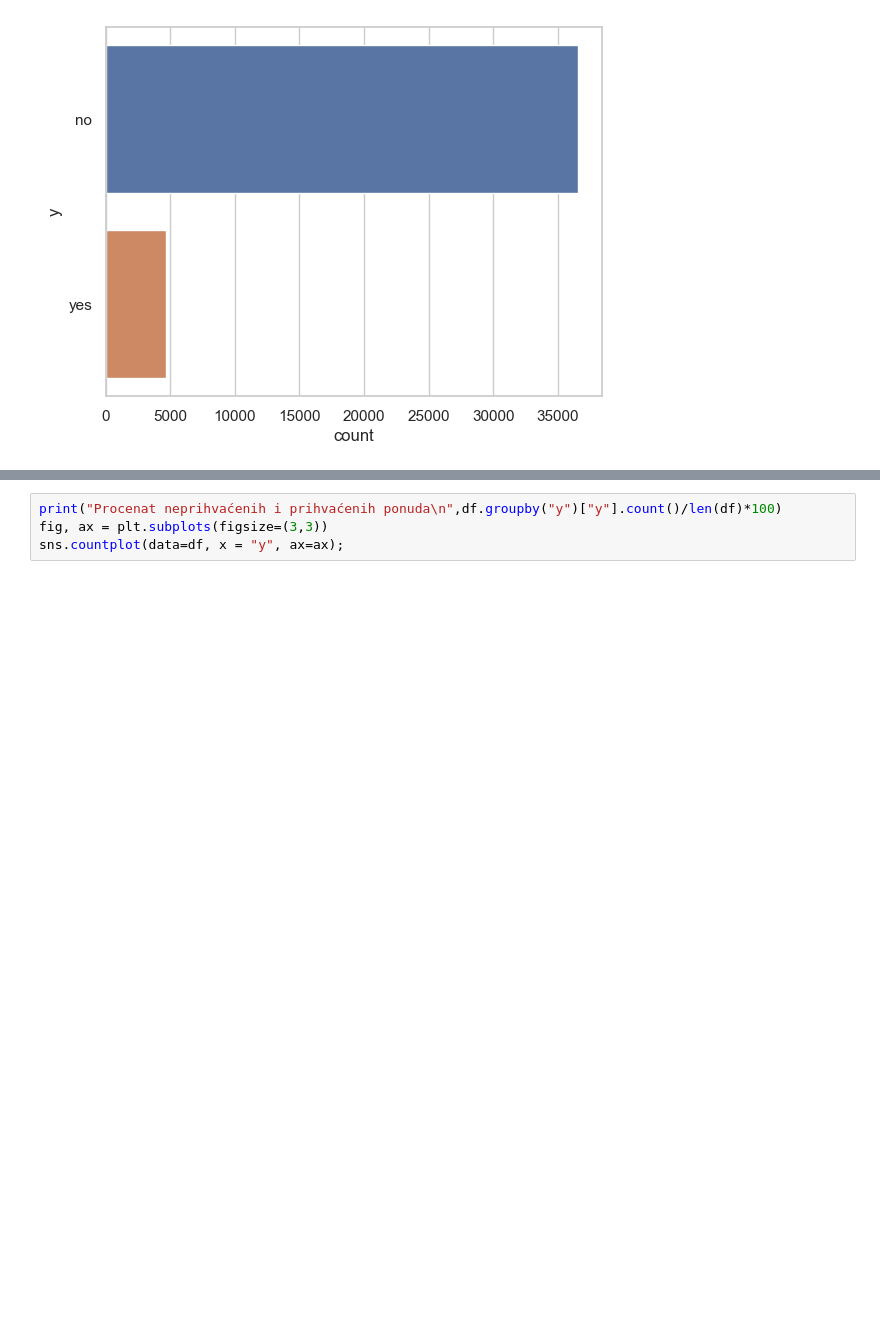
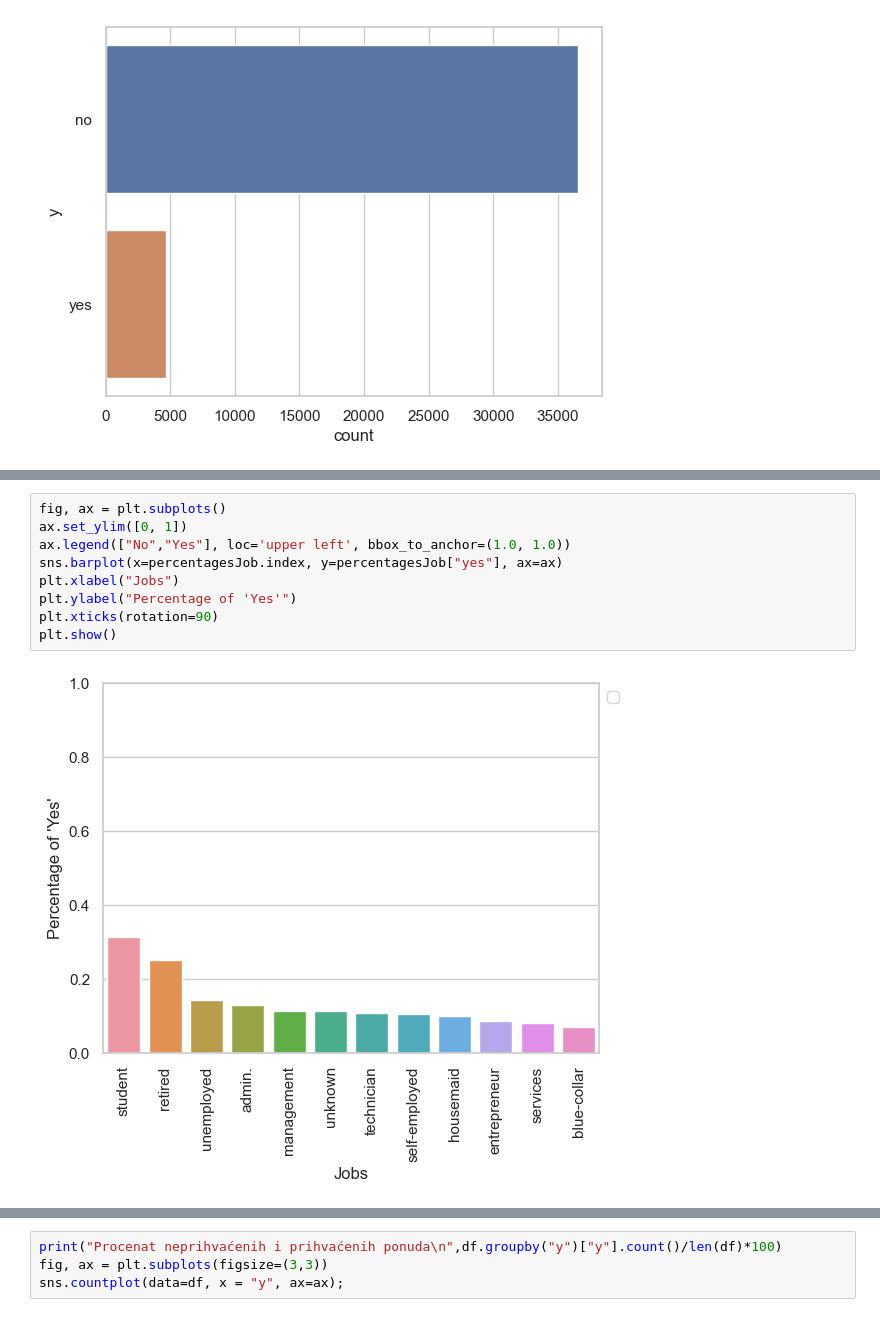
Before and after one commit to StevanGrujic/ML_Projekat1, a Jupyter notebook: projekat1.ipynb, the cells around one changed output, grey strips where cells are left out. Drawn from its saved outputs; the diff is of its cells as text; blank space fills up the shorter version.

```diff
--- a/projekat1.ipynb
+++ b/projekat1.ipynb
@@ -433,0 +450,11 @@ for a in kategoricki_atributi:
+# %%
+fig, ax = plt.subplots()
+ax.set_ylim([0, 1])
+ax.legend(["No","Yes"], loc='upper left', bbox_to_anchor=(1.0, 1.0))
+sns.barplot(x=percentagesJob.index, y=percentagesJob["yes"], ax=ax)
+plt.xlabel("Jobs")
+plt.ylabel("Percentage of 'Yes'")
+plt.xticks(rotation=90)
+plt.show()
+# %% [output]
+[figure, added]
```
Also changed, not shown: parts of 19 cells of this notebook.
